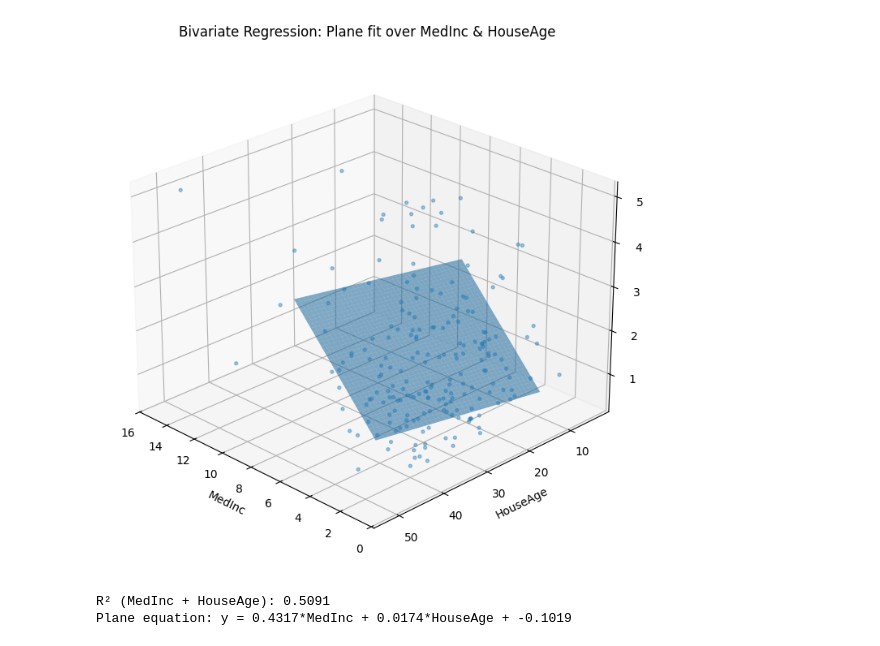
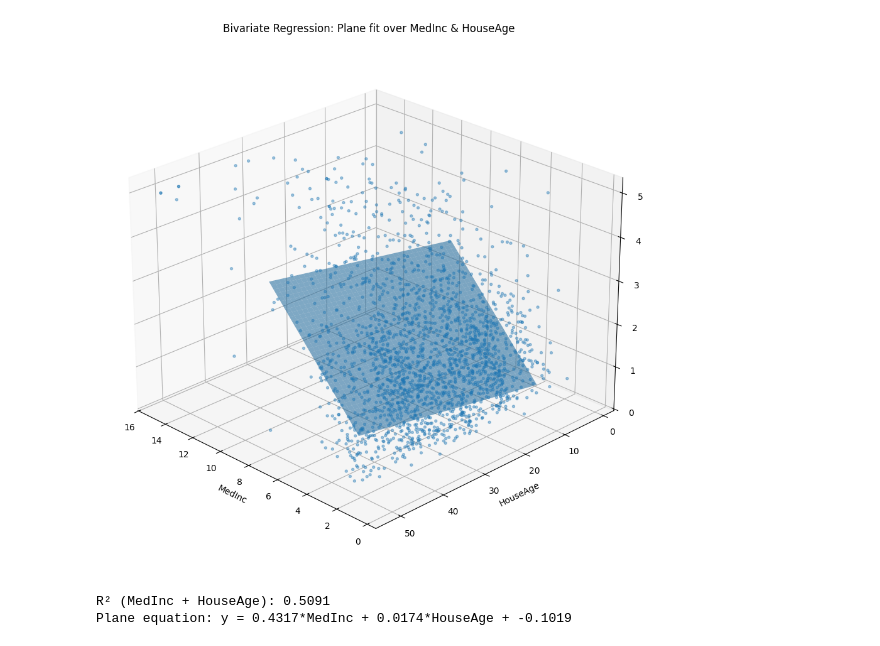
Before and after one commit to RoktimTaye/TIHAN-HYDRABAD-CLASSES, a Jupyter notebook: MODULE 3/PRACTICE/prac6.ipynb, the cells around one changed output. Drawn from its saved outputs; the diff is of its cells as text; code cells hidden in the pictures.

```diff
--- a/MODULE 3/PRACTICE/prac6.ipynb
+++ b/MODULE 3/PRACTICE/prac6.ipynb
@@ -191,41 +124,42 @@ plt.plot(X_uni,model_uni.predict(X_uni),color='red',label= "Best fit Line")
 import numpy as np
 import pandas as pd
 import matplotlib.pyplot as plt
-from mpl_toolkits.mplot3d import axis3d
 from sklearn.linear_model import LinearRegression
+from sklearn.model_selection import train_test_split
+from mpl_toolkits.mplot3d import axes3d
 
-df_plot = df.sample(n=min(len(df),200),random_state=42).copy()
+df_plot = df.sample(n=min(len(df),2000),random_state=42).copy()
 
 medinc_lin = np.linspace(np.percentile(df_plot['MedInc'],5),
                          np.percentile(df_plot['MedInc'],95),40)
+
 houseage_lin = np.linspace(np.percentile(df_plot['HouseAge'],5),
                            np.percentile(df_plot['HouseAge'],95),40)
 
-G1,G2 = np.meshgrid(medinc_lin,houseage_lin)
+G1,G2 =np.meshgrid(medinc_lin,houseage_lin)
 x_grid = np.c_[G1.ravel(),G2.ravel()]
 z = model_bi.predict(x_grid).reshape(G1.shape)
 
-fig = plt.figure(figsize=(9,7))
+fig = plt.figure(figsize=(9,9))
 ax = fig.add_subplot(111,projection='3d')
 
-ax.scatter(df_plot['MedInc'],df_plot['HouseAge'],df_plot['MedHouseVal'],
-           s=8,alpha=0.4,depthshade=True)
+ax.scatter(df_plot['MedInc'],df_plot['HouseAge'],df_plot['MedHouseVal'],s=8,alpha=0.4,depthshade=True)
 
 ax.plot_surface(G1,G2,z,alpha=0.55,edgecolor='none')
 
 ax.set_xlabel("MedInc")
 ax.set_ylabel("HouseAge")
 ax.set_zlabel("MedHouseVal")
 ax.set_title("Bivariate Regression: Plane fit over MedInc & HouseAge")
 ax.view_init(elev=25, azim=135)
 
 plt.tight_layout()
 plt.show()
 
 print("R² (MedInc + HouseAge):", round(model_bi.score(X_bi, y), 4))
 print("Plane equation: y = {:.4f}*MedInc + {:.4f}*HouseAge + {:.4f}"
       .format(model_bi.coef_[0], model_bi.coef_[1], model_bi.intercept_))
 # %% [output]
-[figure, old version]
+[figure, new version]
 R² (MedInc + HouseAge): 0.5091
 Plane equation: y = 0.4317*MedInc + 0.0174*HouseAge + -0.1019
```
Also changed, not shown: parts of 10 cells of this notebook.
